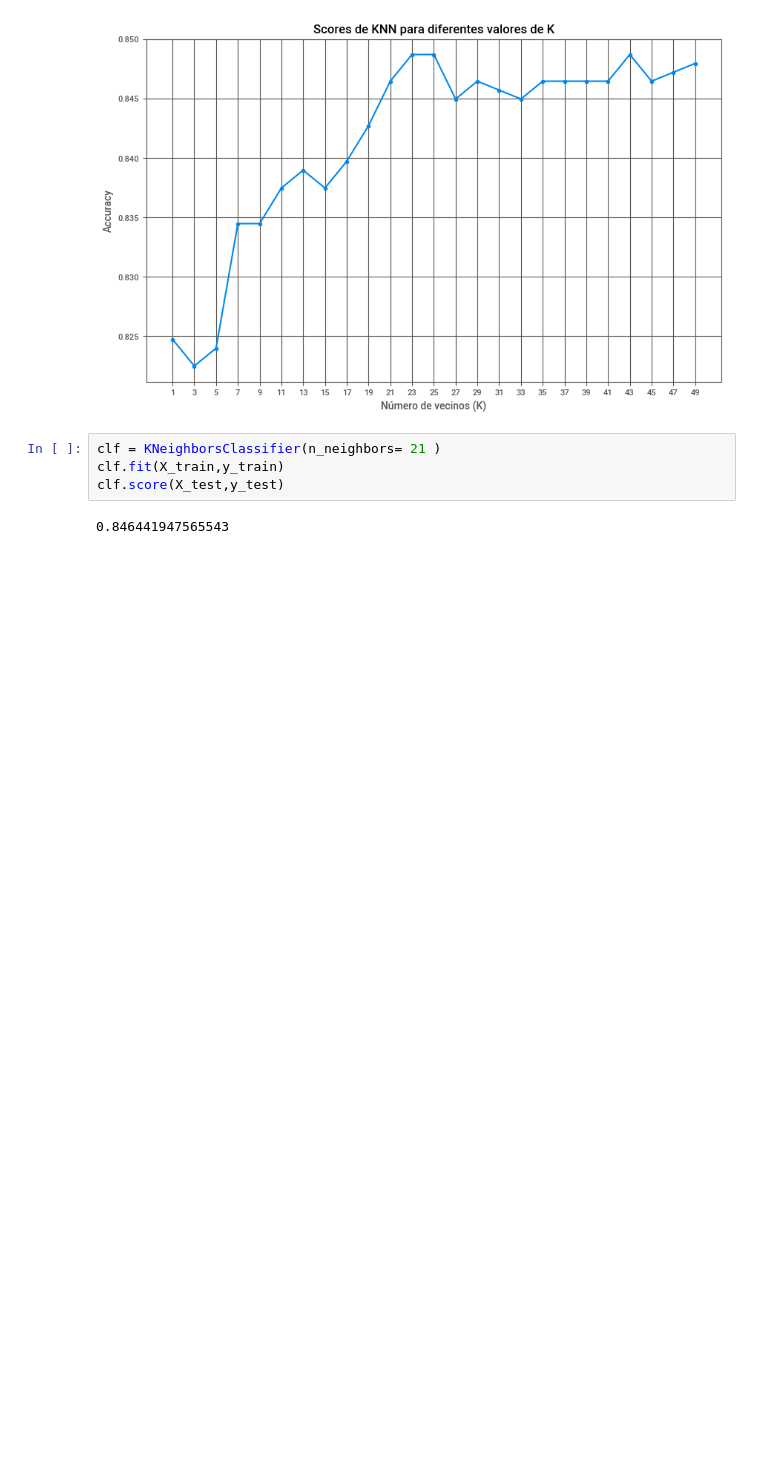
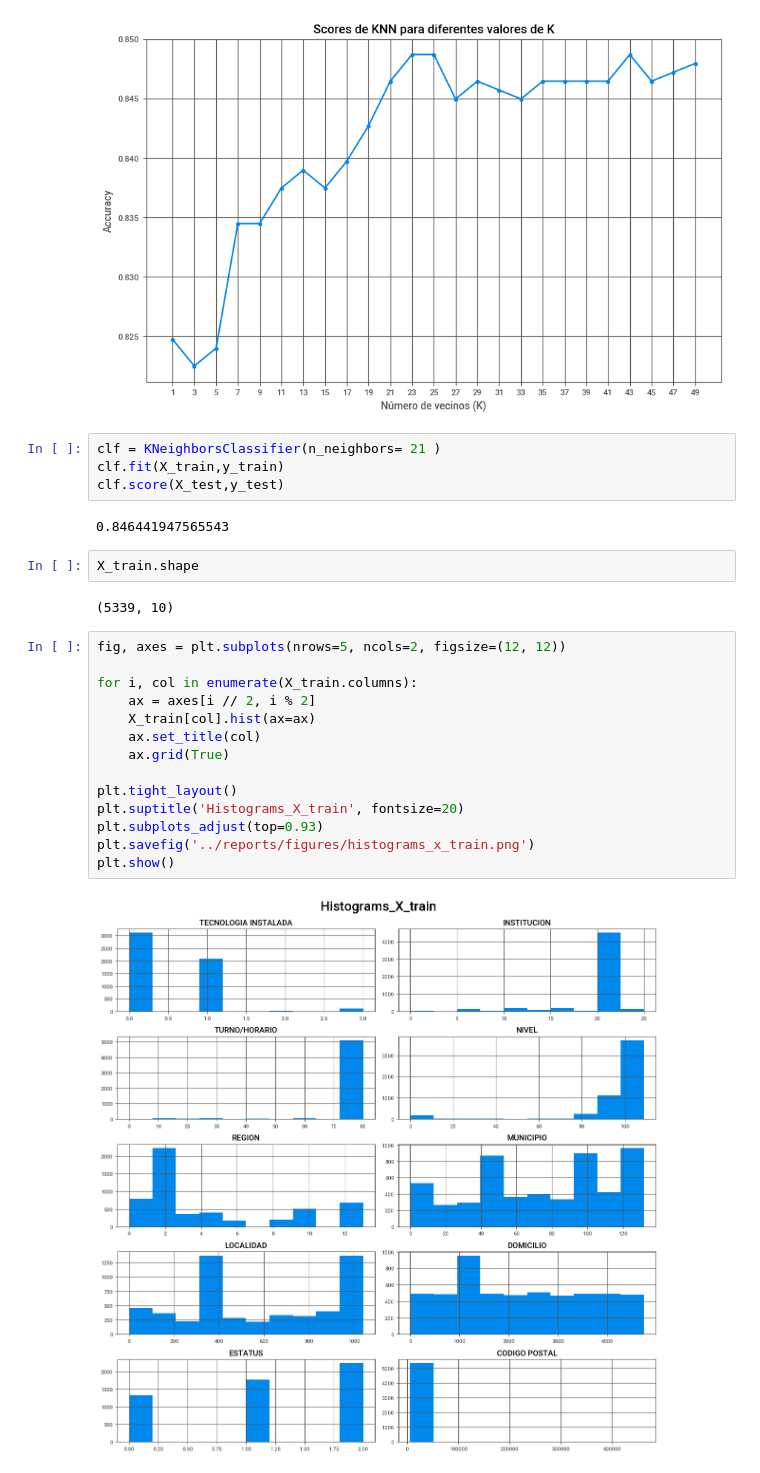
Before and after one commit to XTEP63/Conection_Points_Jalisco, a Jupyter notebook: notebooks/my_proyect.ipynb, the cells around one changed output. Saved outputs shown, nothing was run; the diff lists cells and outputs as text; blank space fills up the shorter version.

```diff
--- a/notebooks/my_proyect.ipynb
+++ b/notebooks/my_proyect.ipynb
@@ -337,3 +336,23 @@ clf.fit(X_train,y_train)
 clf.score(X_test,y_test)
 # %% [output]
 0.846441947565543
+# %%
+X_train.shape
+# %% [output]
+(5339, 10)
+# %%
+fig, axes = plt.subplots(nrows=5, ncols=2, figsize=(12, 12))
+
+for i, col in enumerate(X_train.columns):
+    ax = axes[i // 2, i % 2]
+    X_train[col].hist(ax=ax)
+    ax.set_title(col)
+    ax.grid(True)
+
+plt.tight_layout()
+plt.suptitle('Histograms_X_train', fontsize=20)
+plt.subplots_adjust(top=0.93)
+plt.savefig('../reports/figures/histograms_x_train.png')
+plt.show()
+# %% [output]
+[figure, added]
```
Also changed, not shown: parts of 10 cells of this notebook, 5 other files.
